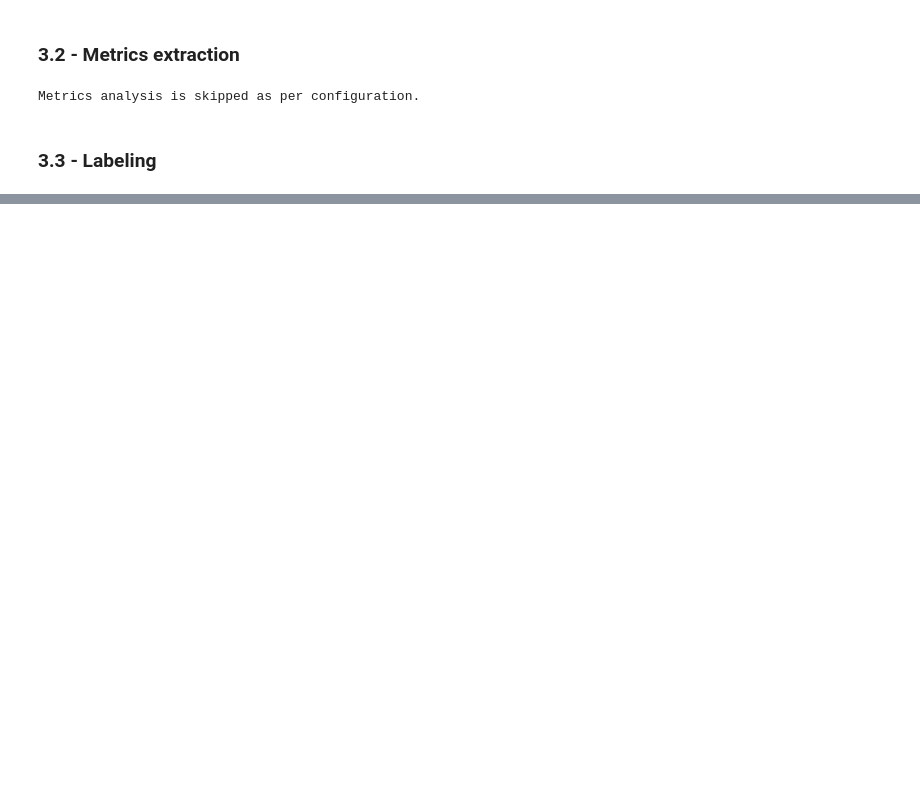
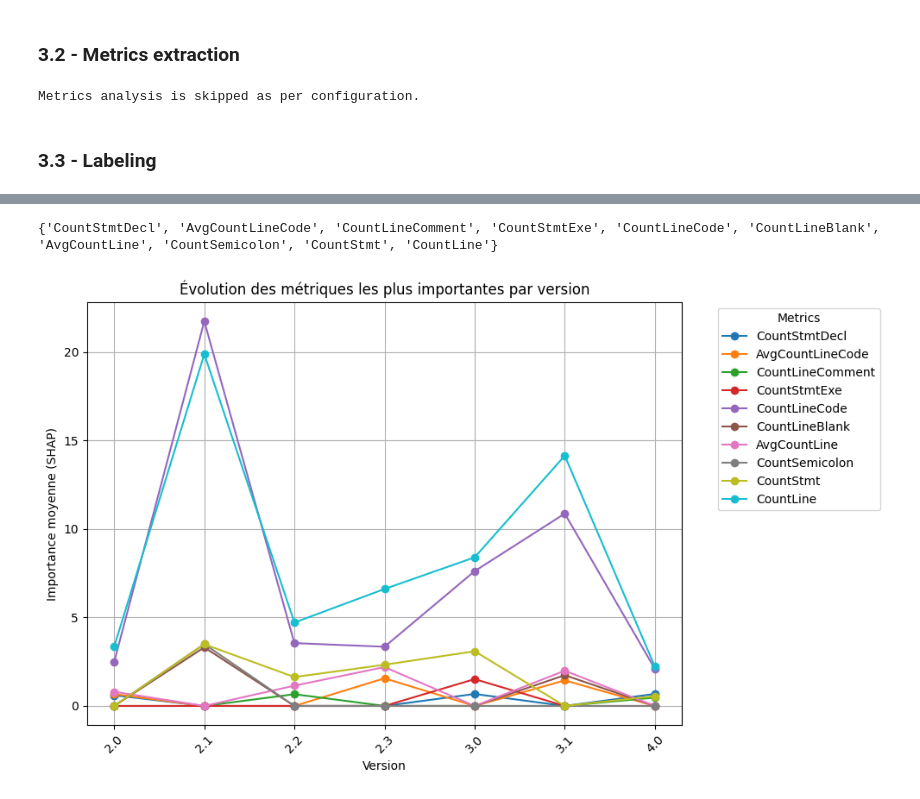
Before and after one commit to IamMoShi/MGL869-Lab-Hive, a Jupyter notebook: run.ipynb, the cells around one changed output, grey strips where cells are left out. Cells and saved outputs as stored; diff of their text form; code cells hidden in the pictures; blank space fills up the shorter version.

```diff
--- a/run.ipynb
+++ b/run.ipynb
@@ -204,0 +341,59 @@ Labeled metrics saved to: data/labeled_metrics_output/3.1.2_labeled_metrics.csv
+# %%
+best_metrics = set()
+metrics_values = {}
+for key in shap_values_versions.keys():
+    version_title = key[:3]
+    shap_values = shap_values_versions[key]
+    X_test = XY_testing_dict[key][0]
+    # Extraire les noms des features depuis X_test
+    feature_names = X_test.columns if hasattr(X_test, 'columns') else [f'Feature {i}' for i in range(X_test.shape[1])]
+    # Calculer l'importance moyenne absolue des SHAP values pour chaque feature
+    shap_mean_importance = np.abs(shap_values.values).mean(axis=0)
+    # Trouver les indices des deux features les plus importantes
+    top_2_indices = np.argsort(shap_mean_importance)[-5:][::-1]
+    # Extraire les noms et les valeurs des deux features les plus importantes
+    top_2_features = []
+    for i in top_2_indices:
+        top_2_features.append((feature_names[i], shap_mean_importance[i]))
+        best_metrics.add(feature_names[i])
+    metrics_values[version_title] = top_2_features
+print(best_metrics)
+
+#
+# %% [output]
+{'CountStmtDecl', 'AvgCountLineCode', 'CountLineComment', 'CountStmtExe', 'CountLineCode', 'CountLineBlank', 'AvgCountLine', 'CountSemicolon', 'CountStmt', 'CountLine'}
+# %%
+# Créer un DataFrame pour organiser les données
+df_metrics = pd.DataFrame(columns=['version'] + list(best_metrics))
+for version, features in metrics_values.items():
+    row = {'version': version}
+    for metric_name, metric_value in features:
+        row[metric_name] = metric_value
+    df_metrics = pd.concat([df_metrics, pd.DataFrame([row])], ignore_index=True)
+df_metrics = df_metrics.fillna(0)
+
+# Tracer le graphique
+plt.figure(figsize=(10, 6))
+for metric in best_metrics:
+    if metric in df_metrics:
+        plt.plot(
+            df_metrics['version'],
+            df_metrics[metric],
+            label=metric,
+            marker='o'
+        )
+
+# Ajouter des détails au graphique
+plt.xlabel('Version')
+plt.ylabel('Importance moyenne (SHAP)')
+plt.title('Évolution des métriques les plus importantes par version')
+plt.legend(title='Metrics', bbox_to_anchor=(1.05, 1), loc='upper left')
+plt.xticks(rotation=45)
+plt.grid(True)
+plt.tight_layout()
+
+# Sauvegarder et afficher le graphique
+plt.savefig('metrics_evolution_plot.png')
+plt.show()
+# %% [output]
+[figure, added]
```
Also changed, not shown: parts of 25 cells of this notebook, 12 other files.
